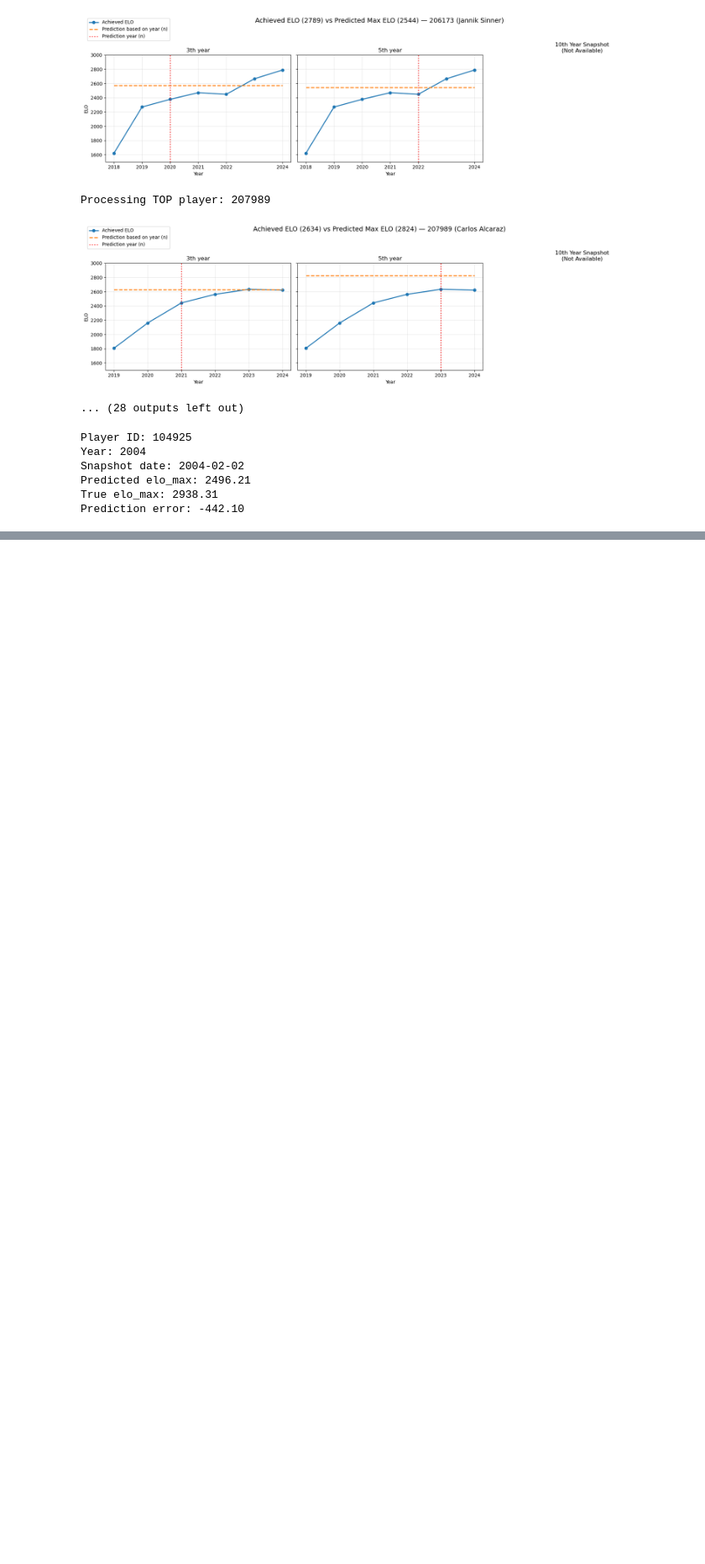
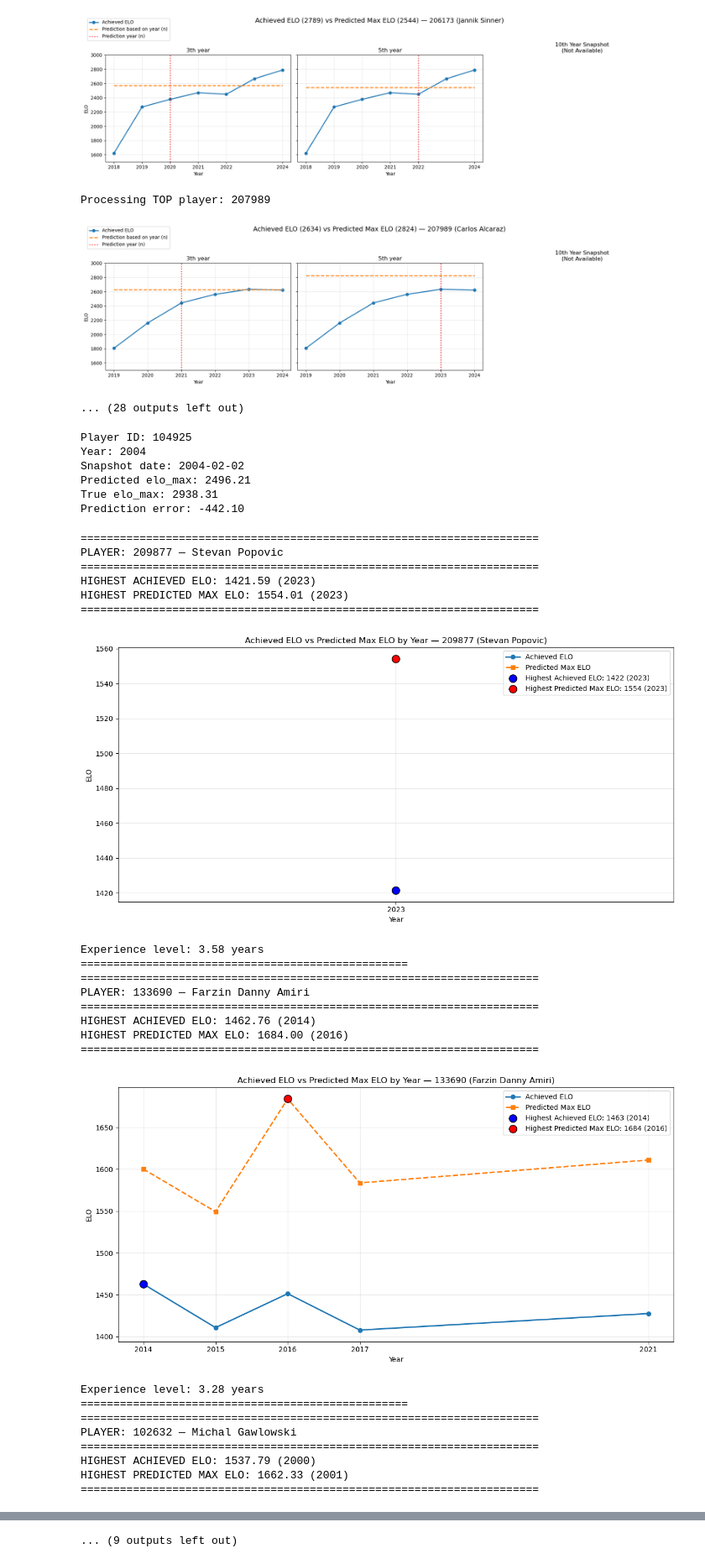
Before and after one commit to GolbertCeitaPages/CMI-DataScience-Project, a Jupyter notebook: xgboost_predictions/xgboost.ipynb, the cells around one changed output, grey strips where cells are left out. Shown at 84% size. Drawn from its saved outputs; the diff is of its cells as text; code cells hidden in the pictures; blank space fills up the shorter version.

```diff
--- a/xgboost_predictions/xgboost.ipynb
+++ b/xgboost_predictions/xgboost.ipynb
@@ -825,3 +825,69 @@ Snapshot date: 2004-02-02
 Predicted elo_max: 2496.21
 True elo_max: 2938.31
 Prediction error: -442.10
+# %%
+import random as rnd
+
+# get list of unique player IDs corresponding to experience level
+
+def get_player_ids_by_experience(min_years=None, max_years=None, sample_size=None):
+    # Get the last row for each player to determine their experience
+    last_rows = df.groupby('player_id').last().reset_index()
+
+    # Filter based on years_of_experience in the last row
+    filtered_df = last_rows.copy()
+
+    if min_years is not None:
+        filtered_df = filtered_df[filtered_df['years_of_experience'] >= min_years]
+
+    if max_years is not None:
+        filtered_df = filtered_df[filtered_df['years_of_experience'] <= max_years]
+
+    unique_player_ids = filtered_df['player_id'].unique().tolist()
+
+    if sample_size is not None and sample_size < len(unique_player_ids):
+        unique_player_ids = rnd.sample(unique_player_ids, sample_size)
+
+    return unique_player_ids
+# %%
+# 3-5 years of experience
+beginners = get_player_ids_by_experience(min_years=3, max_years=5, sample_size=10)
+
+for player_id in beginners:
+    inspect_player_elo(
+        player_id=player_id,
+        df=df,
+        model=model,
+        features=features,
+        train_medians=train_medians
+    )
+
+    # Get the last row for the player and show experience level at that point
+    last_row = df[df['player_id'] == player_id].iloc[-1]
+    print(f"Experience level: {last_row['years_of_experience']:.2f} years")
+    print("=" * 50)
+# %% [output]
+======================================================================
+PLAYER: 209877 — Stevan Popovic
+======================================================================
+HIGHEST ACHIEVED ELO: 1421.59 (2023)
+HIGHEST PREDICTED MAX ELO: 1554.01 (2023)
+======================================================================
+[figure, added]
+Experience level: 3.58 years
+==================================================
+======================================================================
+PLAYER: 133690 — Farzin Danny Amiri
+======================================================================
+HIGHEST ACHIEVED ELO: 1462.76 (2014)
+HIGHEST PREDICTED MAX ELO: 1684.00 (2016)
+======================================================================
+[figure, added]
+Experience level: 3.28 years
+==================================================
+======================================================================
+PLAYER: 102632 — Michal Gawlowski
+======================================================================
+HIGHEST ACHIEVED ELO: 1537.79 (2000)
+HIGHEST PREDICTED MAX ELO: 1662.33 (2001)
+======================================================================
@@ -827,0 +922 @@ Prediction error: -442.10
+... (9 outputs left out)
```
Also changed, not shown: parts of 1 cell of this notebook.
